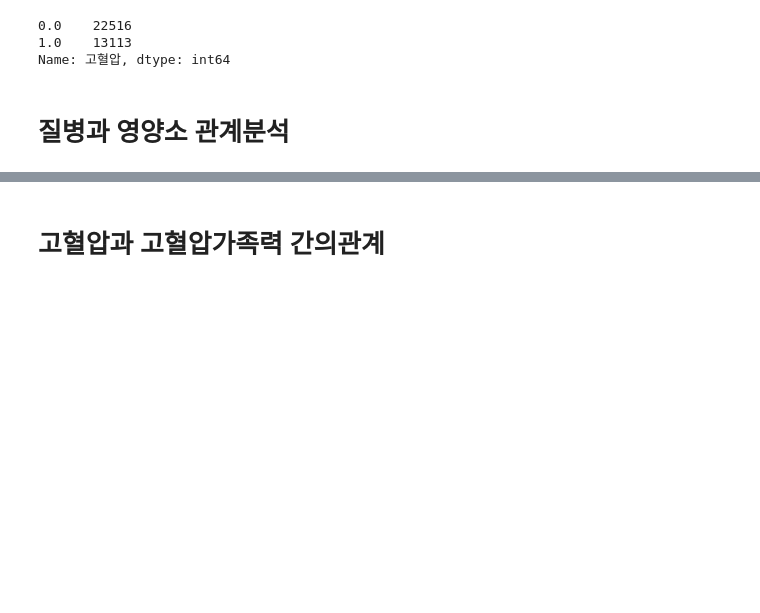
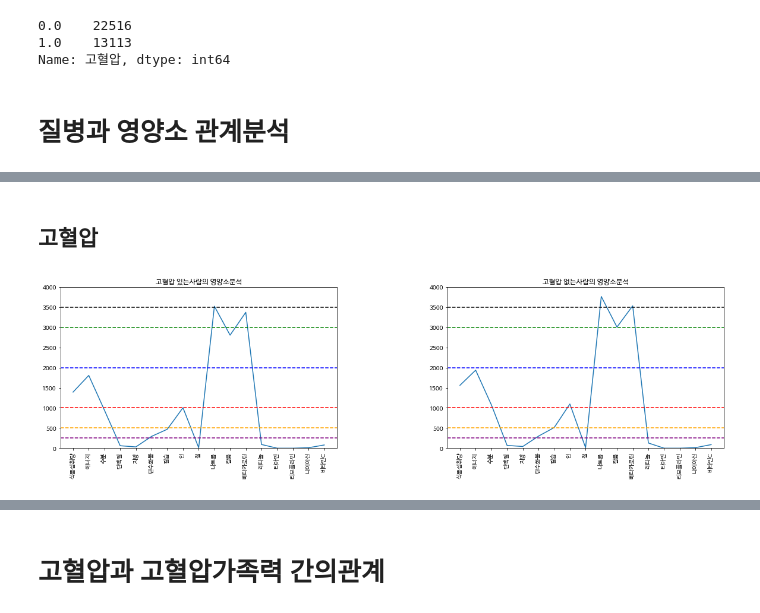
Before and after one commit to amthreeh/healthnutrition, a Jupyter notebook: nuritionC.ipynb, the cells around one changed output, grey strips where cells are left out. Drawn from its saved outputs; the diff is of its cells as text; code cells hidden in the pictures; blank space fills up the shorter version.

```diff
--- a/nuritionC.ipynb
+++ b/nuritionC.ipynb
@@ -935,0 +957,9 @@ hyperlipidemia = [
+# %% [markdown]
+## 고혈압
+# %%
+relation_disease_nutrition(disease[1])
+
+#고혈압있는사람이 없는사람보다 나트륨이적음, 칼륨이적음, 베타카로틴이적음 인이적음 에너지가적음 + 운동과 고혈압과 관계가있을것도같음
+# + 고혈압은 전체적으로 영양소가 다 부족한거같음
+# %% [output]
+[figure, added]
```
Also changed, not shown: parts of 39 cells of this notebook.
